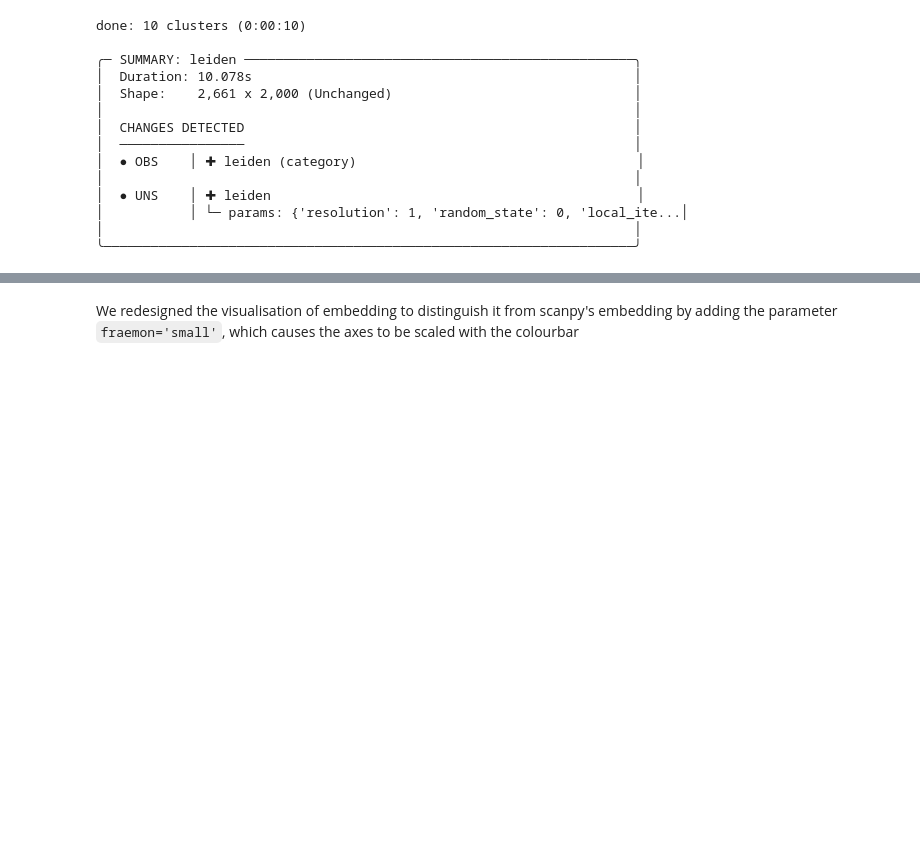
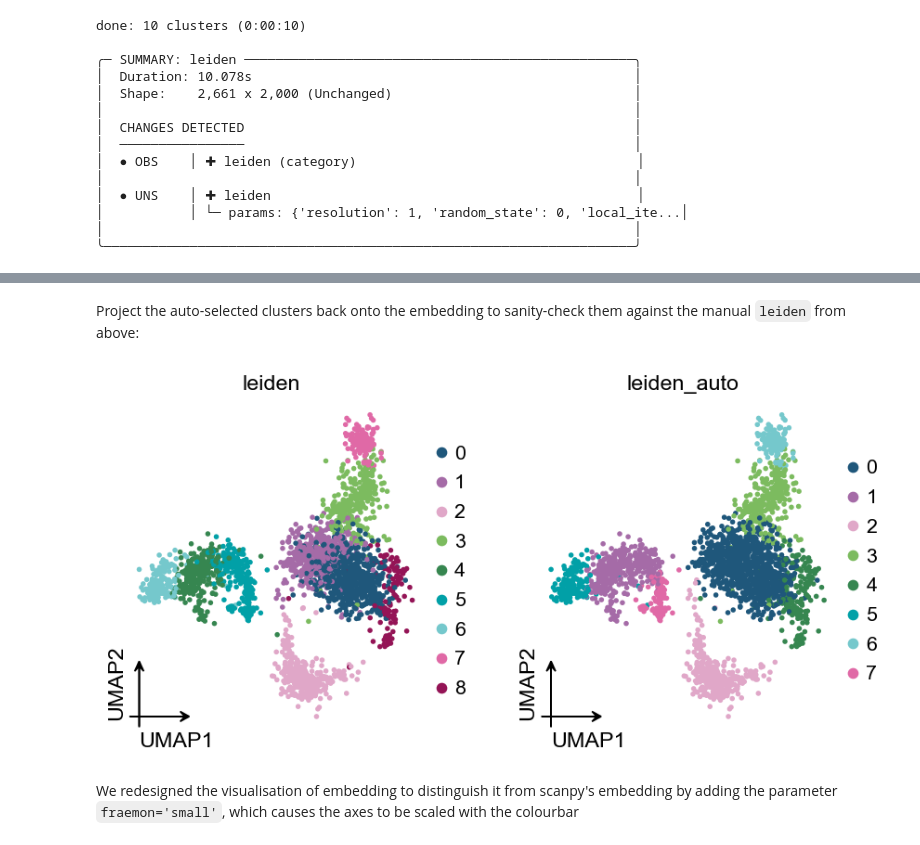
Before and after one commit to DBinary/omicverse-tutorials, a Jupyter notebook: docs/Tutorials-single/t_preprocess_cpu.ipynb, the cells around one changed output, grey strips where cells are left out. Saved outputs shown, nothing was run; the diff lists cells and outputs as text; code cells hidden in the pictures; blank space fills up the shorter version.

```diff
--- a/docs/Tutorials-single/t_preprocess_cpu.ipynb
+++ b/docs/Tutorials-single/t_preprocess_cpu.ipynb
@@ -552,3 +607,14 @@ done: 10 clusters (0:00:10)
+# %% [markdown]
+Project the auto-selected clusters back onto the embedding to sanity-check them against the manual `leiden` from above:
+# %%
+ov.pl.umap(
+    adata,
+    color=['leiden', 'leiden_auto'],
+    frameon='small',
+    palette=ov.pl.sc_color,
+)
+# %% [output]
+[figure, added]
 # %% [markdown]
 We redesigned the visualisation of embedding to distinguish it from scanpy's embedding by adding the parameter `fraemon='small'`, which causes the axes to be scaled with the colourbar
 # %%
```
Also changed, not shown: parts of 4 cells of this notebook.
